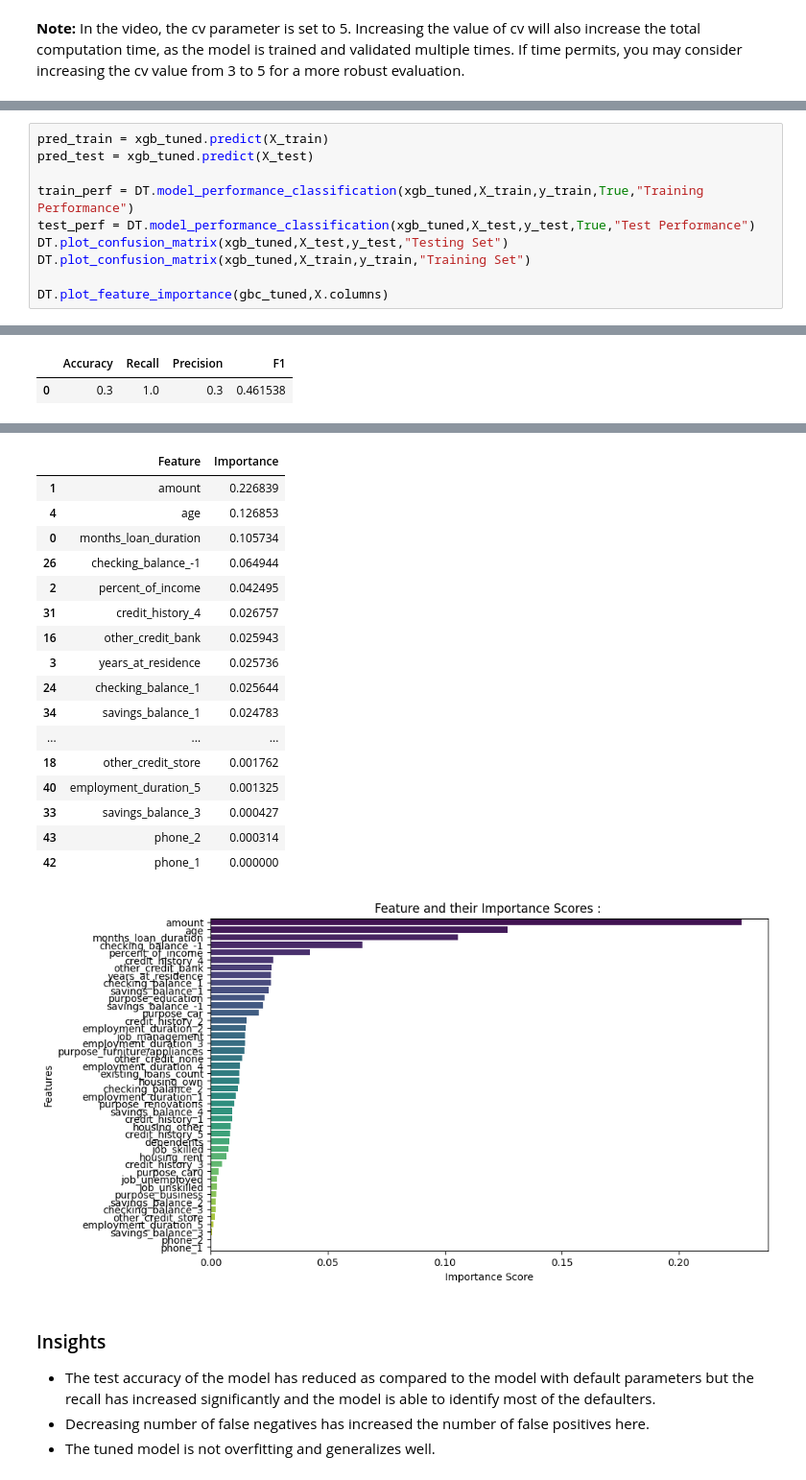
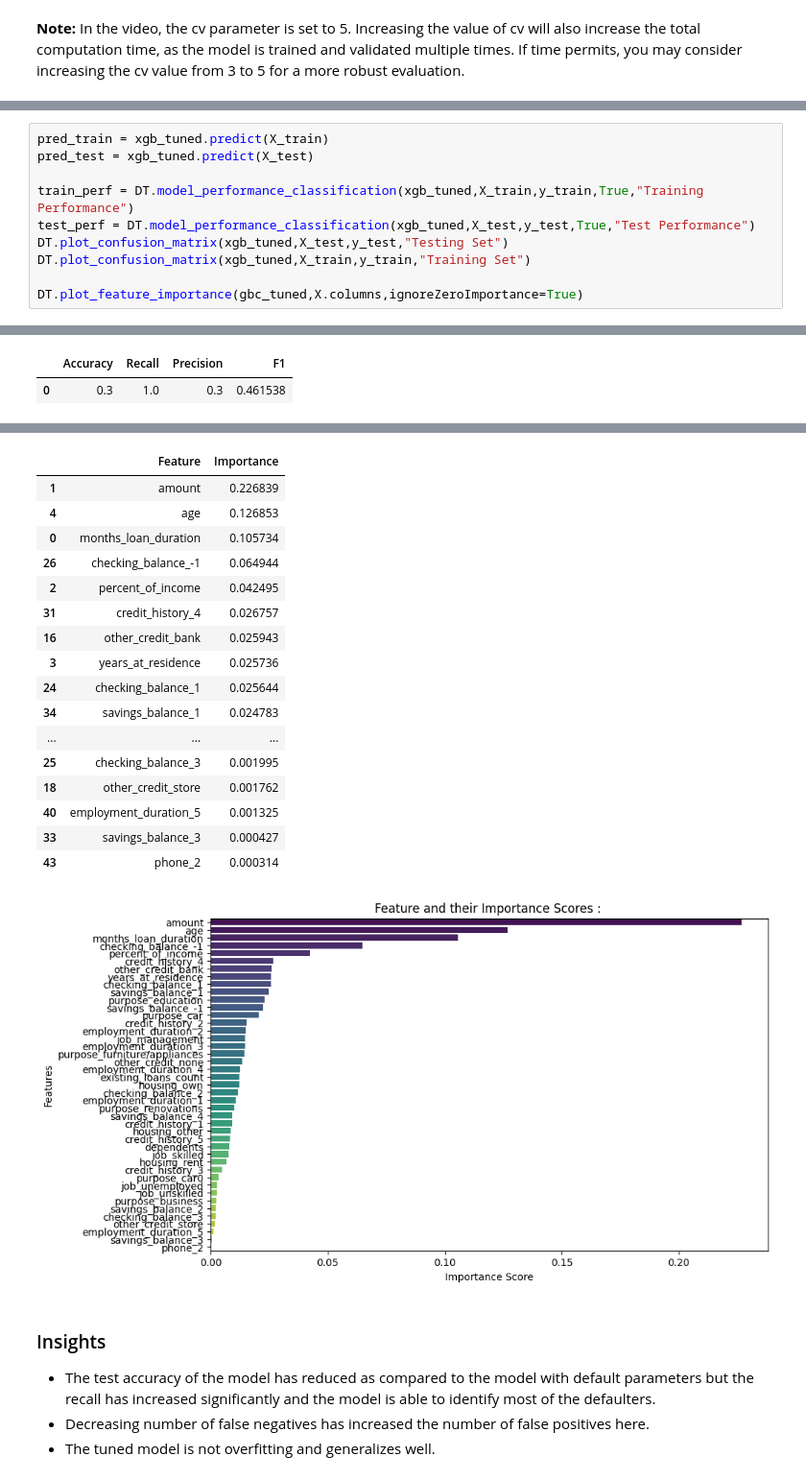
Before and after one commit to assignarc/AI-ML-Experiments, a Jupyter notebook: W10-EnsambleLearning-Boosting/CreditDefault/Ensemble_Boosting_Notebook.ipynb, the cells around one changed output, grey strips where cells are left out. Shown at 96% size. Saved outputs shown, nothing was run; the diff lists cells and outputs as text.

```diff
--- a/W10-EnsambleLearning-Boosting/CreditDefault/Ensemble_Boosting_Notebook.ipynb
+++ b/W10-EnsambleLearning-Boosting/CreditDefault/Ensemble_Boosting_Notebook.ipynb
@@ -636,36 +629,36 @@ pred_test = xgb_tuned.predict(X_test)
 train_perf = DT.model_performance_classification(xgb_tuned,X_train,y_train,True,"Training Performance")
 test_perf = DT.model_performance_classification(xgb_tuned,X_test,y_test,True,"Test Performance")
 DT.plot_confusion_matrix(xgb_tuned,X_test,y_test,"Testing Set")
 DT.plot_confusion_matrix(xgb_tuned,X_train,y_train,"Training Set")
 
-DT.plot_feature_importance(gbc_tuned,X.columns)
+DT.plot_feature_importance(gbc_tuned,X.columns,ignoreZeroImportance=True)
 # %% [output]
 Classification Model Performance Metrics : Training Performance
 |  | Accuracy | Recall | Precision | F1 |
 | 0 | 0.3 | 1.0 | 0.3 | 0.461538 |
 Classification Model Performance Metrics : Test Performance
 |  | Accuracy | Recall | Precision | F1 |
 | 0 | 0.3 | 1.0 | 0.3 | 0.461538 |
 [figure]
 [figure]
 |  | Feature | Importance |
 | 1 | amount | 0.226839 |
 | 4 | age | 0.126853 |
 | 0 | months_loan_duration | 0.105734 |
 | 26 | checking_balance_-1 | 0.064944 |
 | 2 | percent_of_income | 0.042495 |
 | 31 | credit_history_4 | 0.026757 |
 | 16 | other_credit_bank | 0.025943 |
 | 3 | years_at_residence | 0.025736 |
 | 24 | checking_balance_1 | 0.025644 |
 | 34 | savings_balance_1 | 0.024783 |
 | ... | ... | ... |
+| 25 | checking_balance_3 | 0.001995 |
 | 18 | other_credit_store | 0.001762 |
 | 40 | employment_duration_5 | 0.001325 |
 | 33 | savings_balance_3 | 0.000427 |
 | 43 | phone_2 | 0.000314 |
-| 42 | phone_1 | 0.000000 |
-[figure, old version]
+[figure, new version]
 # %% [markdown]
 ### Insights
 - The test accuracy of the model has reduced as compared to the model with default parameters but the recall has increased significantly and the model is able to identify most of the defaulters.
```
Also changed, not shown: parts of 8 cells of this notebook, 2 other files.
